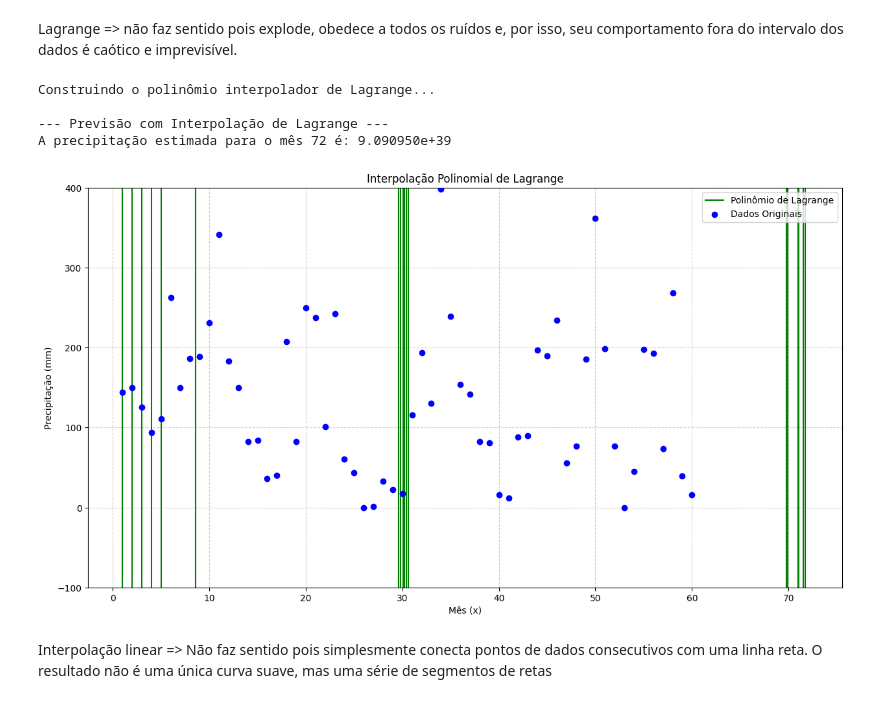
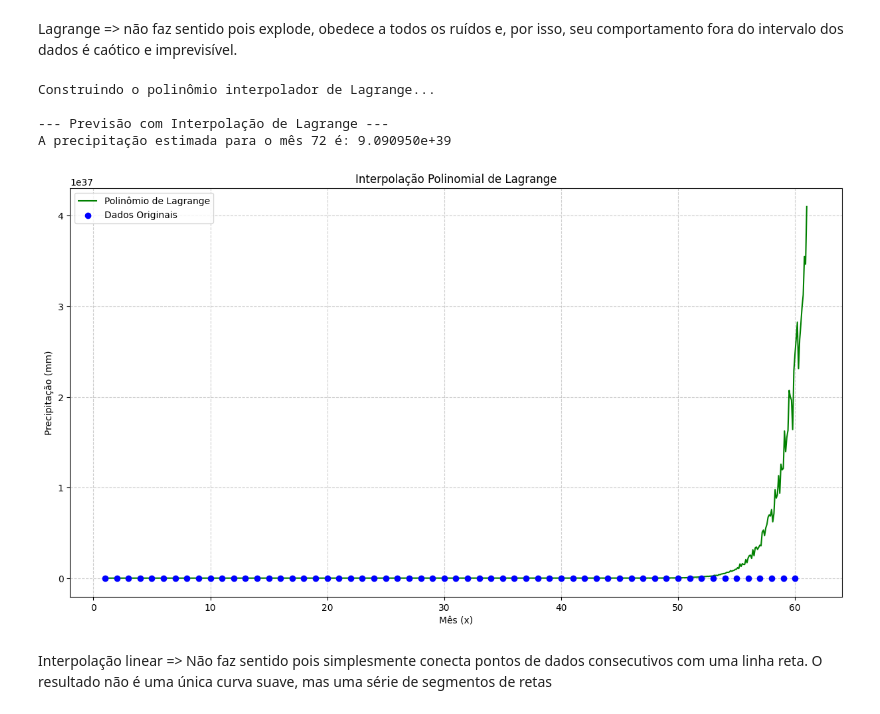
Before and after one commit to asegnibo/Calculo_Numerico, a Jupyter notebook: modelo_trigonometrico.ipynb, the cells around one changed output. Drawn from its saved outputs; the diff is of its cells as text; code cells hidden in the pictures.

```diff
--- a/modelo_trigonometrico.ipynb
+++ b/modelo_trigonometrico.ipynb
@@ -237,37 +351,37 @@ polinomio_lagrange = lagrange(x_dados, y_dados)
 
 # 2. Calcular a previsão para o mês 72
 mes_futuro = 72
 precipitacao_prevista = polinomio_lagrange(mes_futuro)
 
 print(f"\n--- Previsão com Interpolação de Lagrange ---")
 # O resultado será idêntico ao do polyfit, pois o polinômio interpolador é único.
 print(f"A precipitação estimada para o mês {mes_futuro} é: {precipitacao_prevista:e}")
 
 # --- Visualização ---
 plt.figure(figsize=(15, 8))
 
 # Plotar a curva interpolada
-x_curva = np.linspace(1, 72, 500)
+x_curva = np.linspace(1, 61, 600)
 y_curva = polinomio_lagrange(x_curva)
 plt.plot(x_curva, y_curva, label='Polinômio de Lagrange', color='green')
 
 # Plotar os dados originais
 plt.scatter(x_dados, y_dados, label='Dados Originais', color='blue', zorder=5)
 
 plt.title('Interpolação Polinomial de Lagrange')
 plt.xlabel('Mês (x)')
 plt.ylabel('Precipitação (mm)')
 plt.grid(True, linestyle='--', alpha=0.6)
-plt.ylim(-200, 500) # Limitando o eixo Y para visualizar os dados
+# plt.ylim(-200, 500) # Limitando o eixo Y para visualizar os dados
 plt.legend()
-plt.ylim(-100, 400)
+# plt.ylim(-100, 400)
 plt.show()
 # %% [output]
 Construindo o polinômio interpolador de Lagrange...
 
 --- Previsão com Interpolação de Lagrange ---
 A precipitação estimada para o mês 72 é: 9.090950e+39
-[figure, old version]
+[figure, new version]
 # %% [markdown]
 Interpolação linear => Não faz sentido pois simplesmente conecta pontos de dados consecutivos com uma linha reta. O resultado não é uma única curva suave, mas uma série de segmentos de retas
 # %%
```
Also changed, not shown: parts of 6 cells of this notebook.
